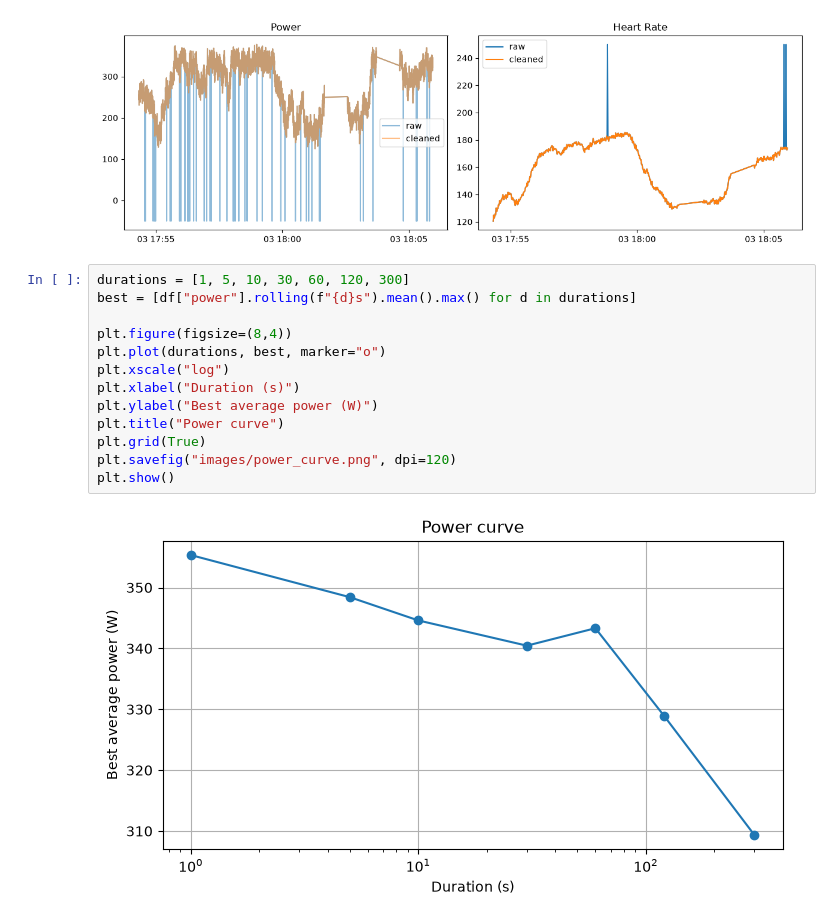
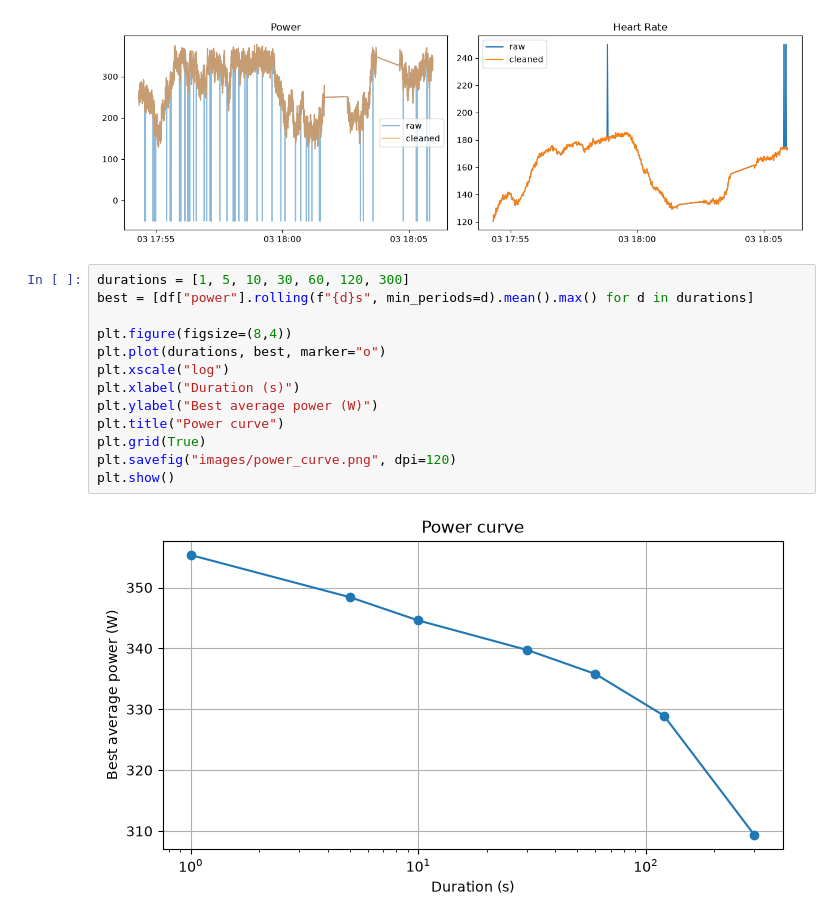
Before and after one commit to emresener-1/sensor-telemetry, a Jupyter notebook: analysis.ipynb, the cells around one changed output. Cells and saved outputs as stored; diff of their text form.

```diff
--- a/analysis.ipynb
+++ b/analysis.ipynb
@@ -172,16 +172,16 @@ plt.show()
 [figure]
 # %%
 durations = [1, 5, 10, 30, 60, 120, 300]
-best = [df["power"].rolling(f"{d}s").mean().max() for d in durations]
+best = [df["power"].rolling(f"{d}s", min_periods=d).mean().max() for d in durations]
 
 plt.figure(figsize=(8,4))
 plt.plot(durations, best, marker="o")
 plt.xscale("log")
 plt.xlabel("Duration (s)")
 plt.ylabel("Best average power (W)")
 plt.title("Power curve")
 plt.grid(True)
 plt.savefig("images/power_curve.png", dpi=120)
 plt.show()
 # %% [output]
-[figure, old version]
+[figure, new version]
```
Also changed, not shown: 4 other files.
